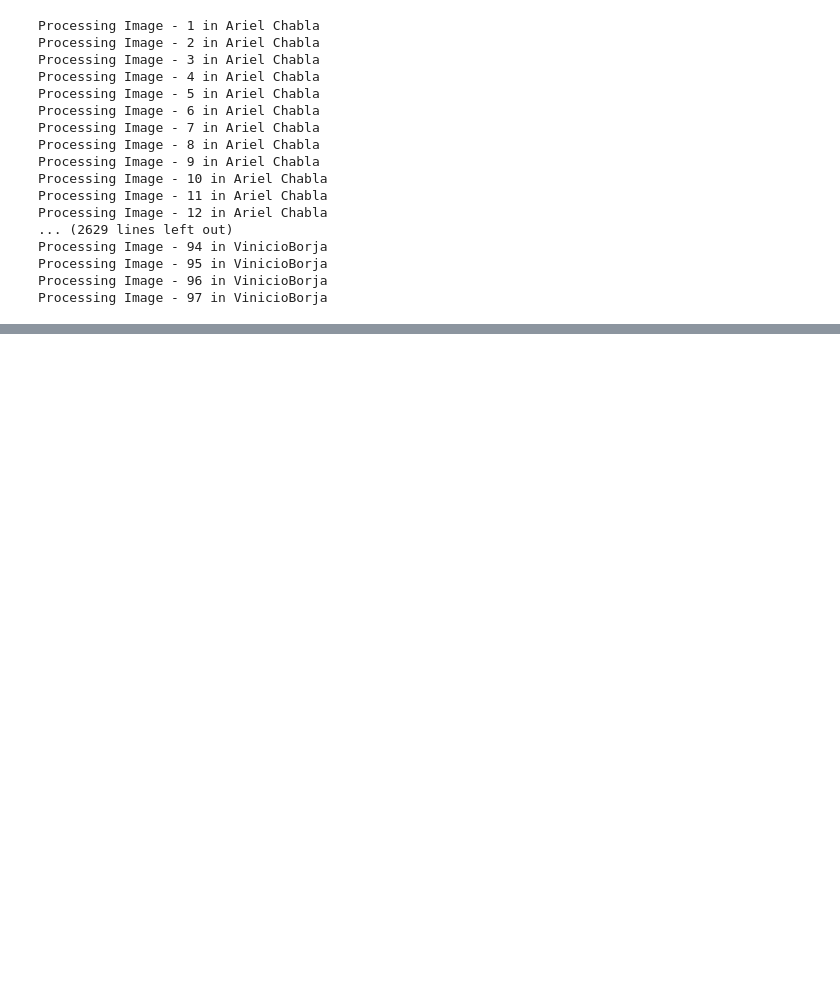
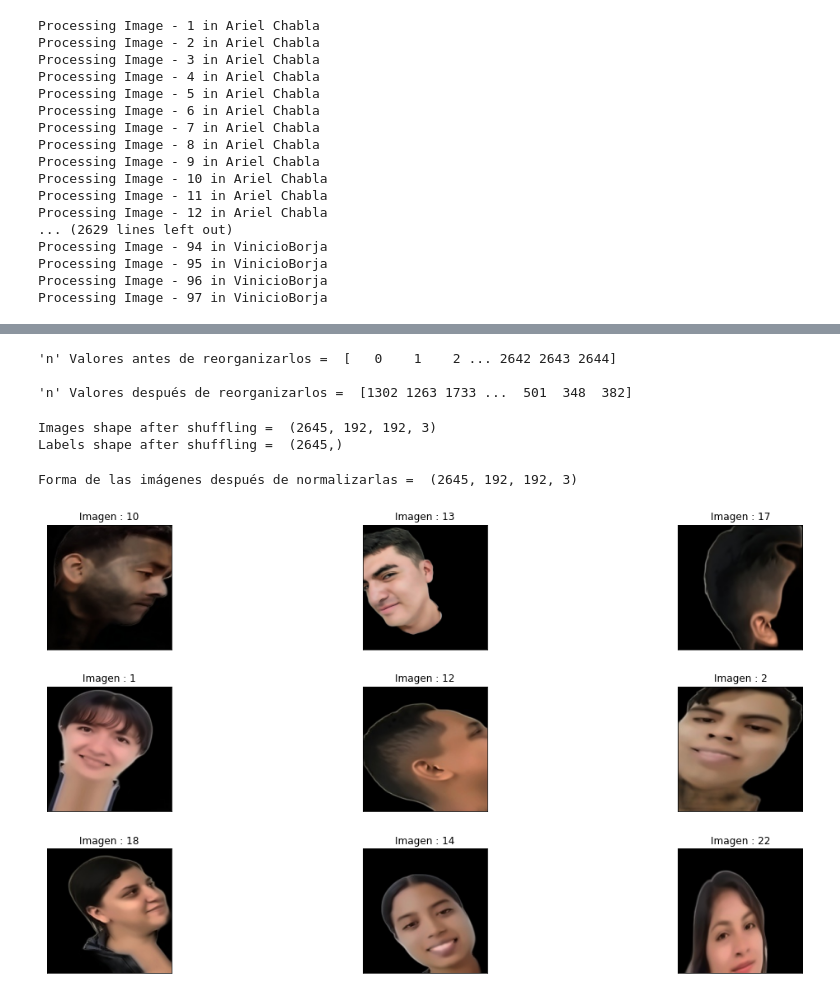
Before and after one commit to Hector858/ProyectoIAU3, a Jupyter notebook: ProyectoIA_Unidad3.ipynb, the cells around one changed output, grey strips where cells are left out. Drawn from its saved outputs; the diff is of its cells as text; code cells hidden in the pictures; blank space fills up the shorter version.

```diff
--- a/ProyectoIA_Unidad3.ipynb
+++ b/ProyectoIA_Unidad3.ipynb
@@ -949,0 +1003,42 @@ No. of labels loaded =  2645
+# %%
+#obtener números igualmente espaciados en un rango dado
+n = np.arange(images.shape[0])
+# Mostramos los valores
+print("'n' Valores antes de reorganizarlos = ",n)
+
+# llamamos a la función random_seed
+np.random.seed(random_seed)
+#mezclar todos los valores igualmente espaciados en la lista 'n'
+np.random.shuffle(n)
+# Mostramos los valores despues de reorganizarlos
+print("\n'n' Valores después de reorganizarlos = ",n)
+# %% [output]
+'n' Valores antes de reorganizarlos =  [   0    1    2 ... 2642 2643 2644]
+
+'n' Valores después de reorganizarlos =  [1302 1263 1733 ...  501  348  382]
+# %%
+# Imágenes aleatorias y datos de etiquetas de la lista de imagenes
+images = images[n]
+# Imágenes aleatorias y datos de etiquetas de la lista de etiquetas
+labels = labels[n]
+# Impromimos los detalles de ambas listas
+print("Images shape after shuffling = ",images.shape,"\nLabels shape after shuffling = ",labels.shape)
+# %% [output]
+Images shape after shuffling =  (2645, 192, 192, 3)
+Labels shape after shuffling =  (2645,)
+# %%
+# Cambiamos el formato de las imagenes
+images = images.astype(np.float32)
+# Cambiamos el formato de las etiquetas
+labels = labels.astype(np.int32)
+# Dividimos el valor de las imagenes para 255
+images = images/255
+# Mostramos el valor de las imagenes después de normalizarlas
+print("Forma de las imágenes después de normalizarlas = ",images.shape)
+# %% [output]
+Forma de las imágenes después de normalizarlas =  (2645, 192, 192, 3)
+# %%
+# Mostramos las imagenes de manera aleatoria33
+display_rand_images(images, labels)
+# %% [output]
+[figure, added]
```
Also changed, not shown: parts of 20 cells of this notebook.
